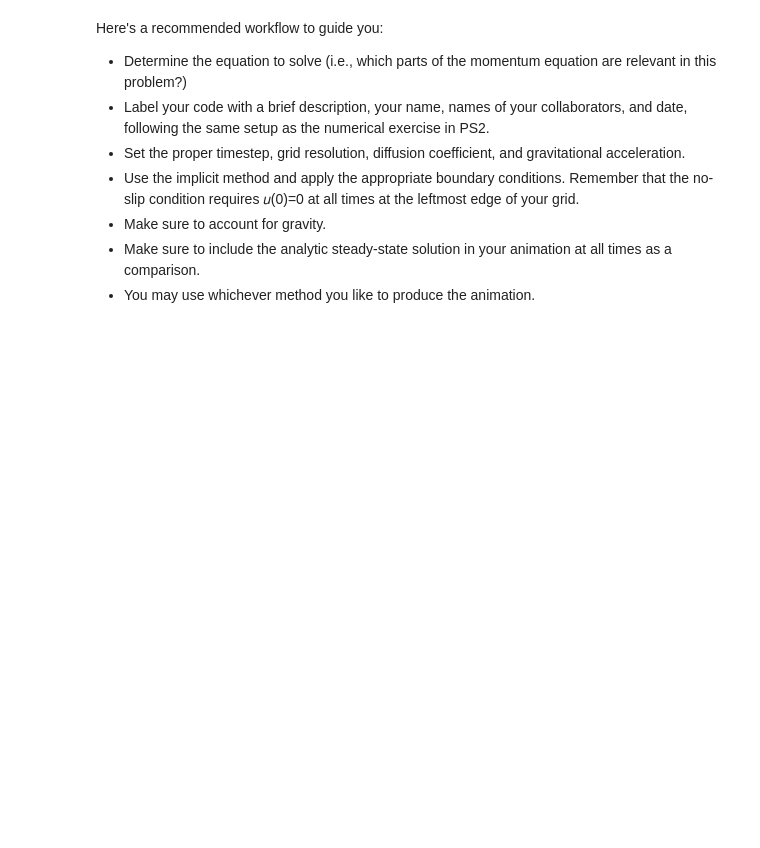
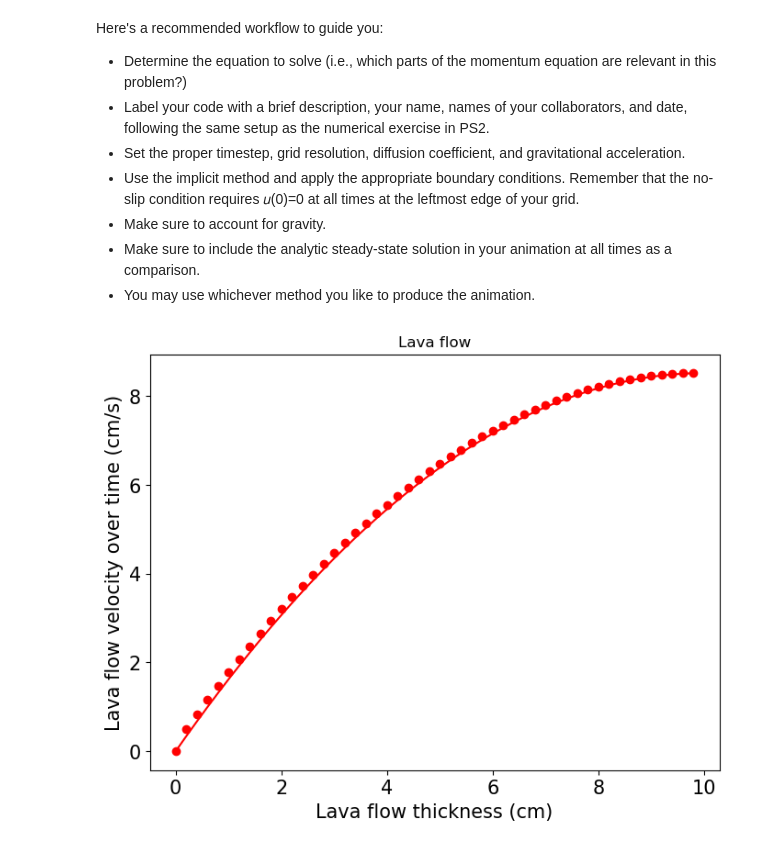
Before and after one commit to arocho11/PHYS432, a Jupyter notebook: A3_Q3_PHYS432.ipynb, the cells around one changed output. Saved outputs shown, nothing was run; the diff lists cells and outputs as text; code cells hidden in the pictures; blank space fills up the shorter version.

```diff
--- a/A3_Q3_PHYS432.ipynb
+++ b/A3_Q3_PHYS432.ipynb
@@ -16,3 +18,84 @@ Here's a recommended workflow to guide you:
 - Make sure to account for gravity.
 - Make sure to include the analytic steady-state solution in your animation at all times as a comparison.
 - You may use whichever method you like to produce the animation.
+# %%
+# Set up the grid and advection parameters
+H = 10 # lava thickness in cm
+Ngrid = 50
+Nsteps = 500
+dt = 0.001
+dx = H/Ngrid
+# %%
+D = 10**3 # viscosity in cm^2/s
+beta = D*dt/dx**2
+g = 981 # cm/s^2
+alpha = 10 # degrees
+x = np.arange(Ngrid)*dx
+# %%
+# Initial conditions
+f = np.copy(x)*0 # no lava, velocity everywhere
+
+# steady state equation
+u_x = -(g/D)*m.sin(m.radians(alpha))*(1/2 * np.square(x) - H*x)
+
+# Set up plot
+plt.ion()
+fig, ax = plt.subplots (1,1, dpi=100)
+fig.set_figheight(6)
+fig.set_figwidth(8)
+
+ax.set_title('Lava flow')
+ax.set_xlabel('Lava flow thickness (cm)', fontsize = 15)
+ax.set_ylabel('Lava flow velocity over time (cm/s)', fontsize = 15)
+ax.tick_params(axis='x', labelsize=15)
+ax.tick_params(axis='y', labelsize=15)
+
+# Plotting initial state in the background for reference
+ax.plot(x, u_x, "r-")
+
+# We will be updating these plotting objects
+plt_obj, = ax.plot(x, f, 'ro')
+fig.canvas.draw()
+
+# Evolution
+frames = []  # List to store frames for GIF
+
+count = 0
+
+# Evolution
+while count < Nsteps:
+
+    ## Calculate diffusion first
+    # Setting Up matrices for diffusion operator
+    A = np.eye(Ngrid) * (1.0 + 2.0 * beta) + np.eye(Ngrid, k=1) * -beta + np.eye(Ngrid, k=-1) * -beta
+
+    ## Boundary conditions to keep the last element fixed
+    # This ensures fin the last cell stays fixed at all times under diffusion
+    A[-1][-1] = 1 + beta
+    A[0][0] = 1
+    A[0][1] = 0
+
+
+    # Solving for the next timestep
+    f = np.linalg.solve(A, f)
+    f += dt*g*m.sin(m.radians(alpha)) # Update lava flow thickness
+    f[0] = 0 # Boundary condition
+
+    # update the plot
+    plt_obj.set_ydata(f)
+
+    fig.canvas.draw()
+
+    frame = np.frombuffer(fig.canvas.tostring_rgb(), dtype='uint8')
+    frame = frame.reshape(fig.canvas.get_width_height()[::-1] + (3,))
+    frames.append(frame)
+
+    count += 1
+
+# Save frames as an animated GIF using imageio
+imageio.mimsave('Volcano_flow.gif', frames, fps=10)
+plt.ioff()  # Turn off interactive mode
+
+# if graphic is stuck at steady state, reset kernel and re-run the code
+# %% [output]
+[figure, added]
```
Also changed, not shown: parts of 2 cells of this notebook, 1 other file.
